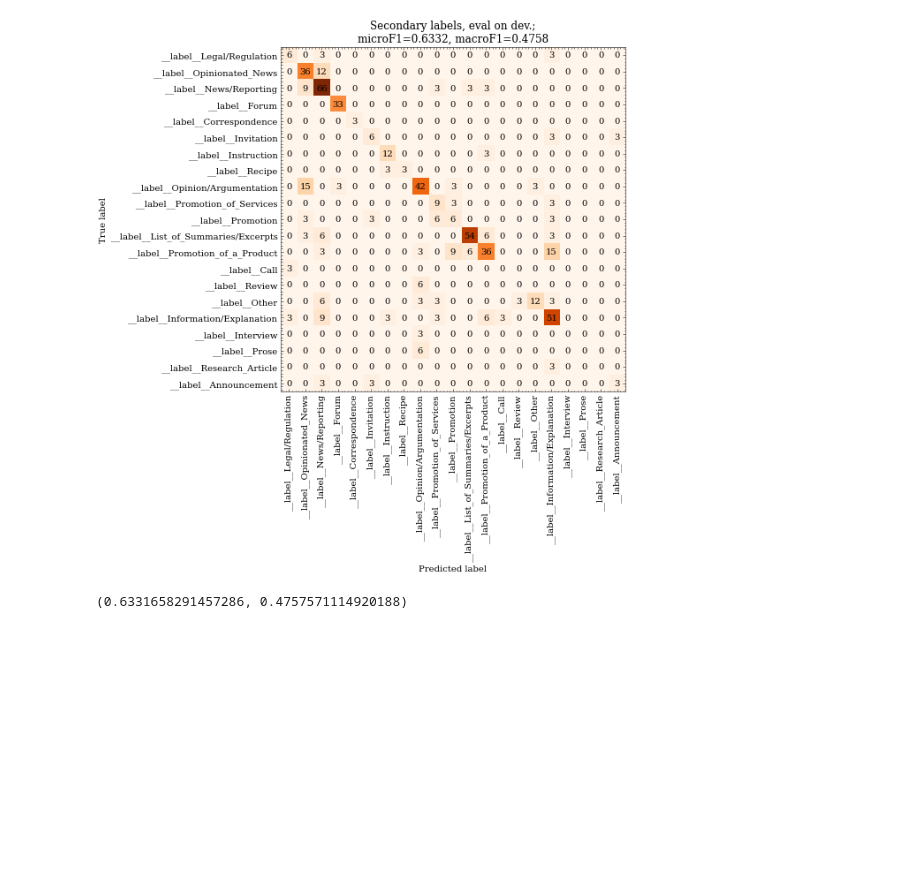
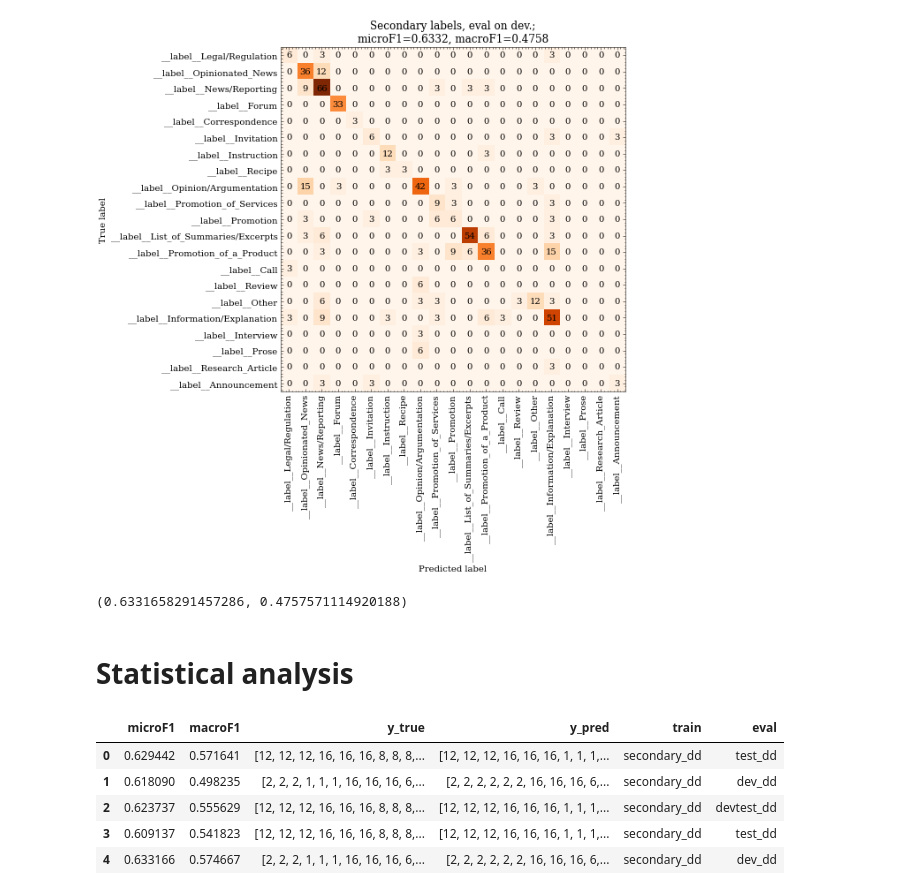
Before and after one commit to TajaKuzman/Transformers-GINCO-Experiments, a Jupyter notebook: 19_q2 analysis.ipynb, the cells around one changed output. Drawn from its saved outputs; the diff is of its cells as text; code cells hidden in the pictures; blank space fills up the shorter version.

```diff
--- a/19_q2 analysis.ipynb
+++ b/19_q2 analysis.ipynb
@@ -116,3 +116,14 @@ microF1=0.6332
 macroF1=0.4758
 [figure]
 (0.6331658291457286, 0.4757571114920188)
+# %% [markdown]
+# Statistical analysis
+# %%
+df_all.head()
+# %% [output]
+|  | microF1 | macroF1 | y_true | y_pred | train | eval |
+| 0 | 0.629442 | 0.571641 | [12, 12, 12, 16, 16, 16, 8, 8, 8,... | [12, 12, 12, 16, 16, 16, 1, 1, 1,... | secondary_dd | test_dd |
+| 1 | 0.618090 | 0.498235 | [2, 2, 2, 1, 1, 1, 16, 16, 16, 6,... | [2, 2, 2, 2, 2, 2, 16, 16, 16, 6,... | secondary_dd | dev_dd |
+| 2 | 0.623737 | 0.555629 | [12, 12, 12, 16, 16, 16, 8, 8, 8,... | [12, 12, 12, 16, 16, 16, 1, 1, 1,... | secondary_dd | devtest_dd |
+| 3 | 0.609137 | 0.541823 | [12, 12, 12, 16, 16, 16, 8, 8, 8,... | [12, 12, 12, 16, 16, 16, 1, 1, 1,... | secondary_dd | test_dd |
+| 4 | 0.633166 | 0.574667 | [2, 2, 2, 1, 1, 1, 16, 16, 16, 6,... | [2, 2, 2, 2, 2, 2, 16, 16, 16, 6,... | secondary_dd | dev_dd |
```
Also changed, not shown: parts of 4 cells of this notebook, 4 other files.
